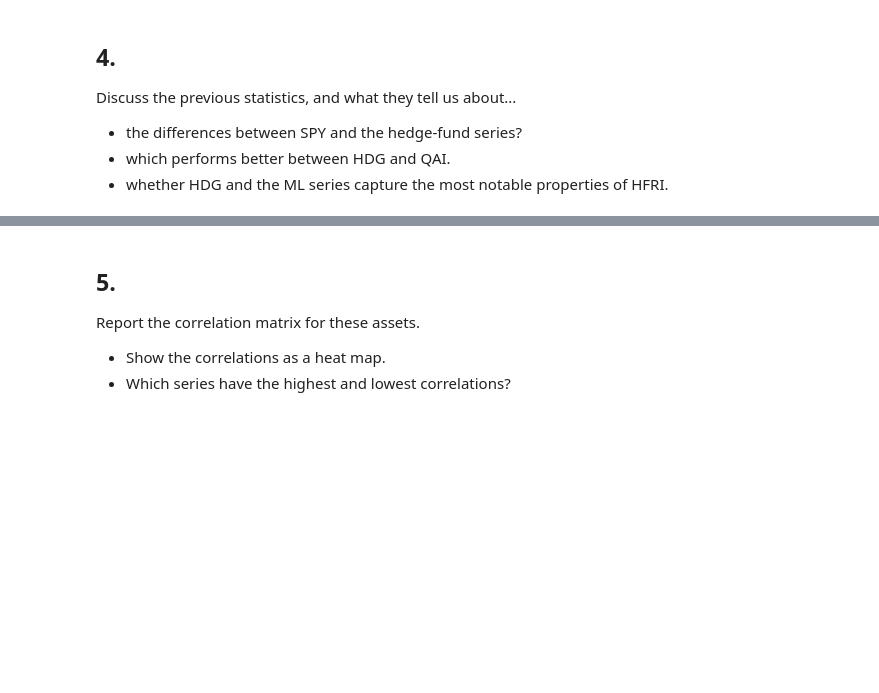
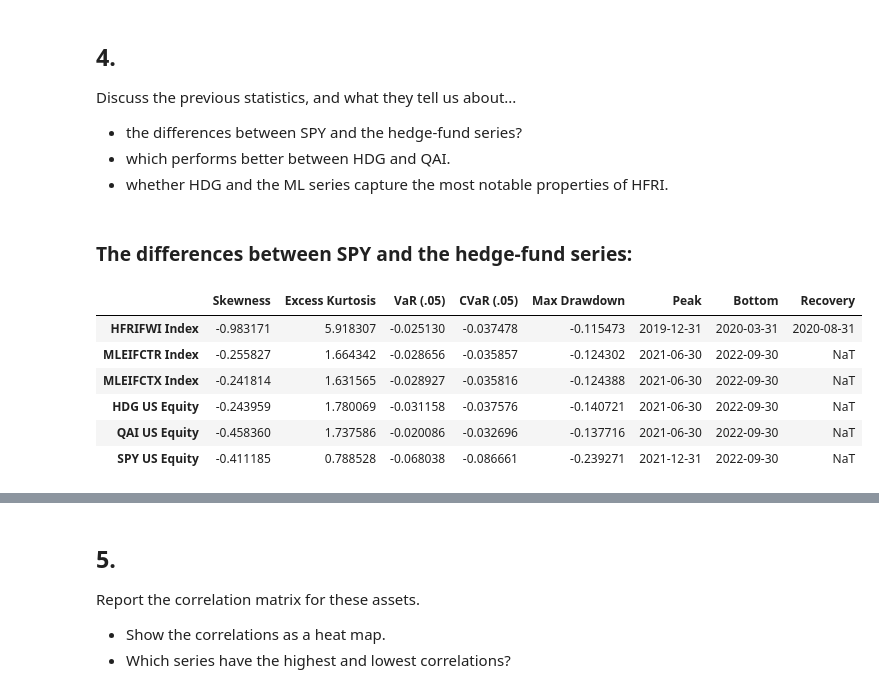
Before and after one commit to sstikhonov/Uchicago_PortfolioRiskManagement, a Jupyter notebook: homework/Homework 2.ipynb, the cells around one changed output, grey strips where cells are left out. Saved outputs shown, nothing was run; the diff lists cells and outputs as text; code cells hidden in the pictures; blank space fills up the shorter version.

```diff
--- a/homework/Homework 2.ipynb
+++ b/homework/Homework 2.ipynb
@@ -215,0 +221,13 @@ Discuss the previous statistics, and what they tell us about...
+# %% [markdown]
+### The differences between SPY and the hedge-fund series:
+# %%
+statistics = performance_summary(pd.concat([data_hf, data_merrill['SPY US Equity']], axis = 1))
+statistics
+# %% [output]
+|  | Skewness | Excess Kurtosis | VaR (.05) | CVaR (.05) | Max Drawdown | Peak | Bottom | Recovery |
+| HFRIFWI Index | -0.983171 | 5.918307 | -0.025130 | -0.037478 | -0.115473 | 2019-12-31 | 2020-03-31 | 2020-08-31 |
+| MLEIFCTR Index | -0.255827 | 1.664342 | -0.028656 | -0.035857 | -0.124302 | 2021-06-30 | 2022-09-30 | NaT |
+| MLEIFCTX Index | -0.241814 | 1.631565 | -0.028927 | -0.035816 | -0.124388 | 2021-06-30 | 2022-09-30 | NaT |
+| HDG US Equity | -0.243959 | 1.780069 | -0.031158 | -0.037576 | -0.140721 | 2021-06-30 | 2022-09-30 | NaT |
+| QAI US Equity | -0.458360 | 1.737586 | -0.020086 | -0.032696 | -0.137716 | 2021-06-30 | 2022-09-30 | NaT |
+| SPY US Equity | -0.411185 | 0.788528 | -0.068038 | -0.086661 | -0.239271 | 2021-12-31 | 2022-09-30 | NaT |
```
Also changed, not shown: parts of 49 cells of this notebook.
